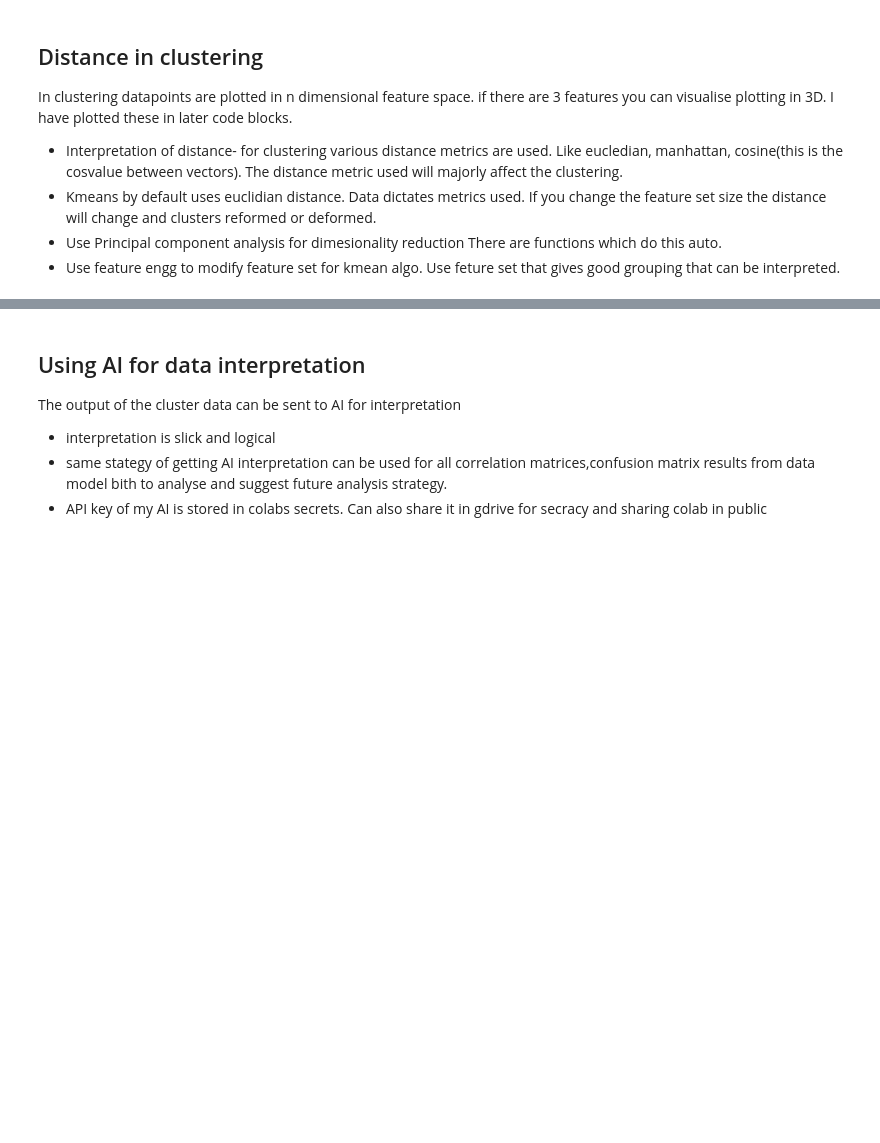
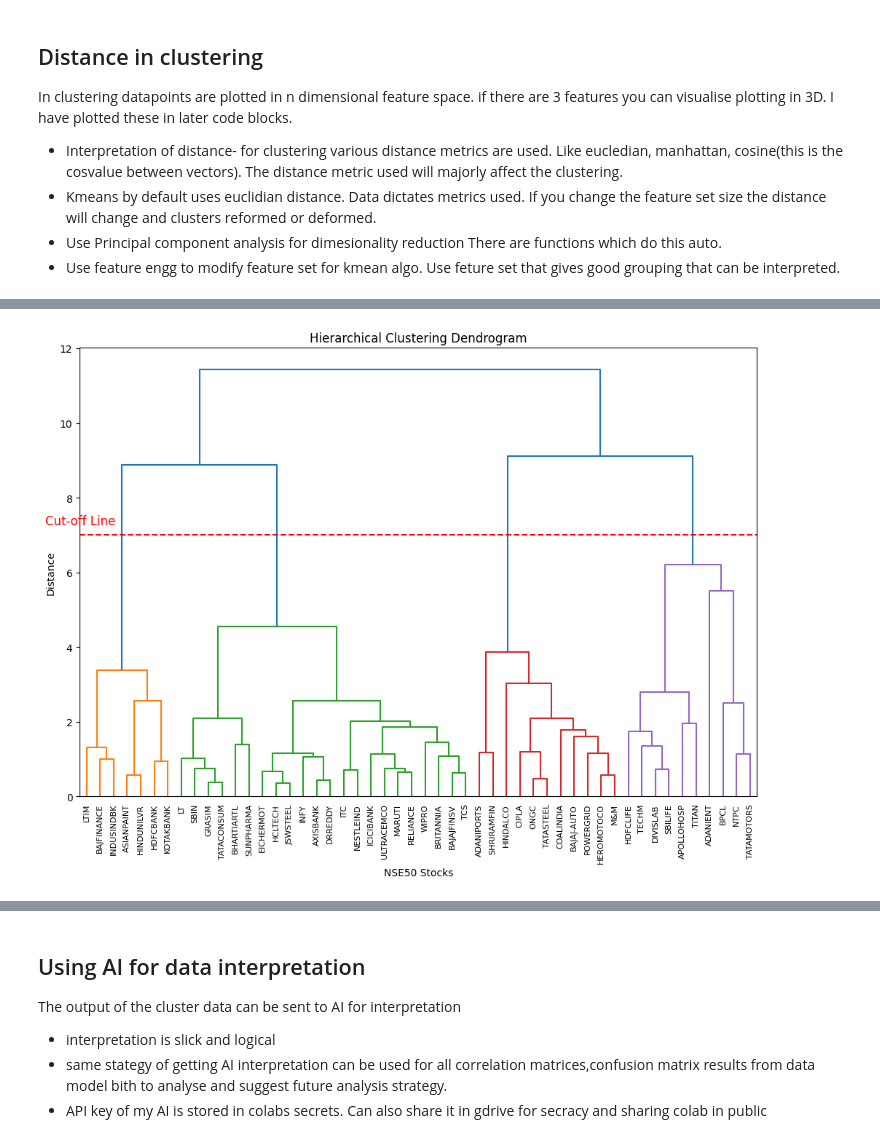
Before and after one commit to rpedram/data-science, a Jupyter notebook: Kmeans_on_NSE.ipynb, the cells around one changed output, grey strips where cells are left out. Cells and saved outputs as stored; diff of their text form; code cells hidden in the pictures; blank space fills up the shorter version.

Commit message:
Included Hierarchical clustering

```diff
--- a/Kmeans_on_NSE.ipynb
+++ b/Kmeans_on_NSE.ipynb
@@ -154,0 +167,19 @@ The default value of `n_init` will change from 10 to 'auto' in 1.4. Set the valu
+# %%
+# @title Choose cut line { run: "auto", form-width: "20%" }
+cut_line = 7 # @param {type:"number"}
+# Hierarchical Clustering
+linkage_matrix = linkage(scaled_features, method='ward')  # You can try other linkage methods (ward, complete, average, single) read
+
+# Plot Dendrogram (with stock names as labels)
+plt.figure(figsize=(12, 8))
+dendrogram(linkage_matrix, labels=features.index.map(lambda x: x[:-3]), orientation='top', leaf_rotation=90, leaf_font_size=8)
+plt.axhline(y=cut_line, color='r', linestyle='--')  # Add horizontal line at cut distance
+plt.text(x=0.5, y=cut_line+ 0.2, s='Cut-off Line', color='r', ha='center', va='bottom', fontsize=12)  # Add text label
+
+
+plt.title('Hierarchical Clustering Dendrogram')
+plt.xlabel('NSE50 Stocks')
+plt.ylabel('Distance')
+plt.show()
+# %% [output]
+[figure, added]
```
Also changed, not shown: parts of 15 cells of this notebook.
